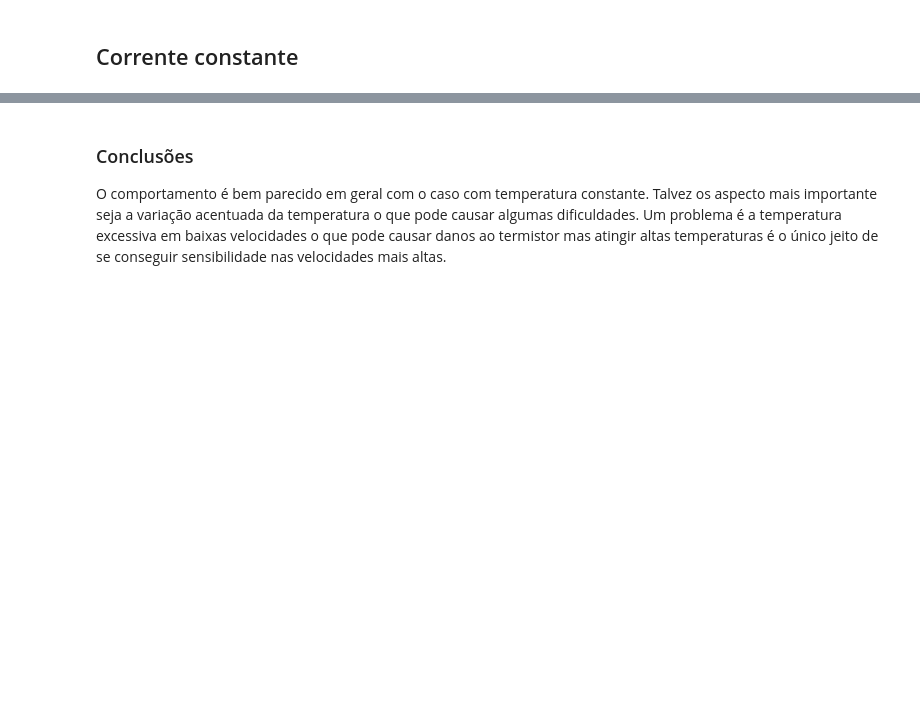
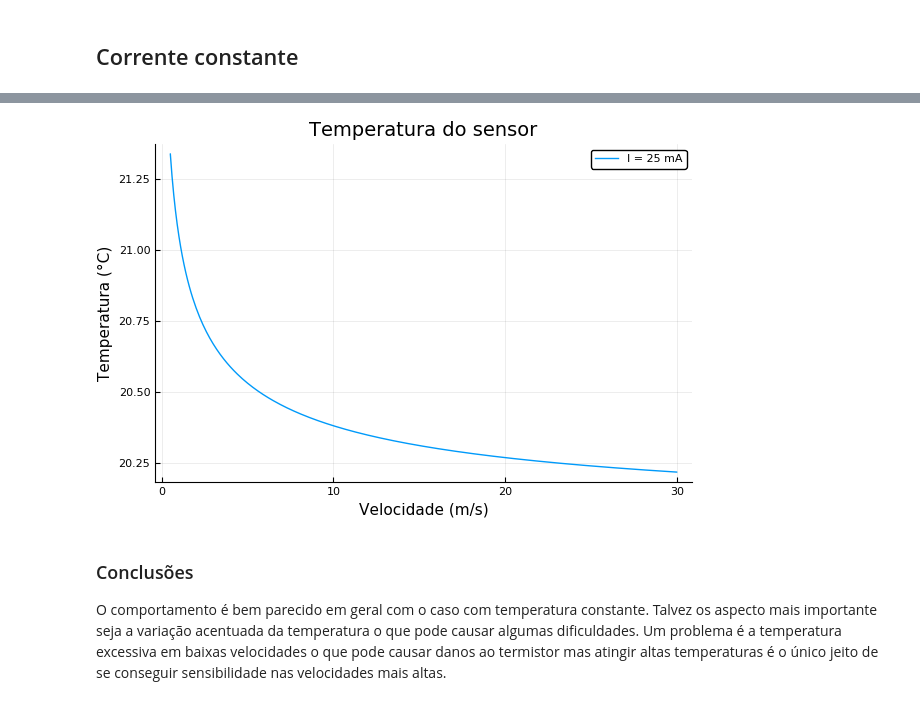
Before and after one commit to pjabardo/ThermistorHW.jl, a Jupyter notebook: notebooks/termistor.ipynb, the cells around one changed output, grey strips where cells are left out. Cells and saved outputs as stored; diff of their text form; code cells hidden in the pictures; blank space fills up the shorter version.

```diff
--- a/notebooks/termistor.ipynb
+++ b/notebooks/termistor.ipynb
@@ -170,9 +188,11 @@ plot!(U, E5, label="I = 15 mA")
 # %%
 plot(U, T1, xlab="Velocidade (m/s)",
     ylab="Temperatura (°C)", title="Temperatura do sensor",
     label="I = 25 mA")
-plot!(U, T2, label="I = 20 mA")
-plot!(U, T5, label="I = 15 mA")
+#plot!(U, T2, label="I = 20 mA")
+#plot!(U, T5, label="I = 15 mA")
+# %% [output]
+[figure, added]
 # %%
 plot(U, ea, xlab="Velocidade (m/s)",
     ylab="Diferença de tensão (%)", title="Efeito de variação de 2oC da temperatura ambiente",
```
Also changed, not shown: parts of 10 cells of this notebook, 4 other files.
